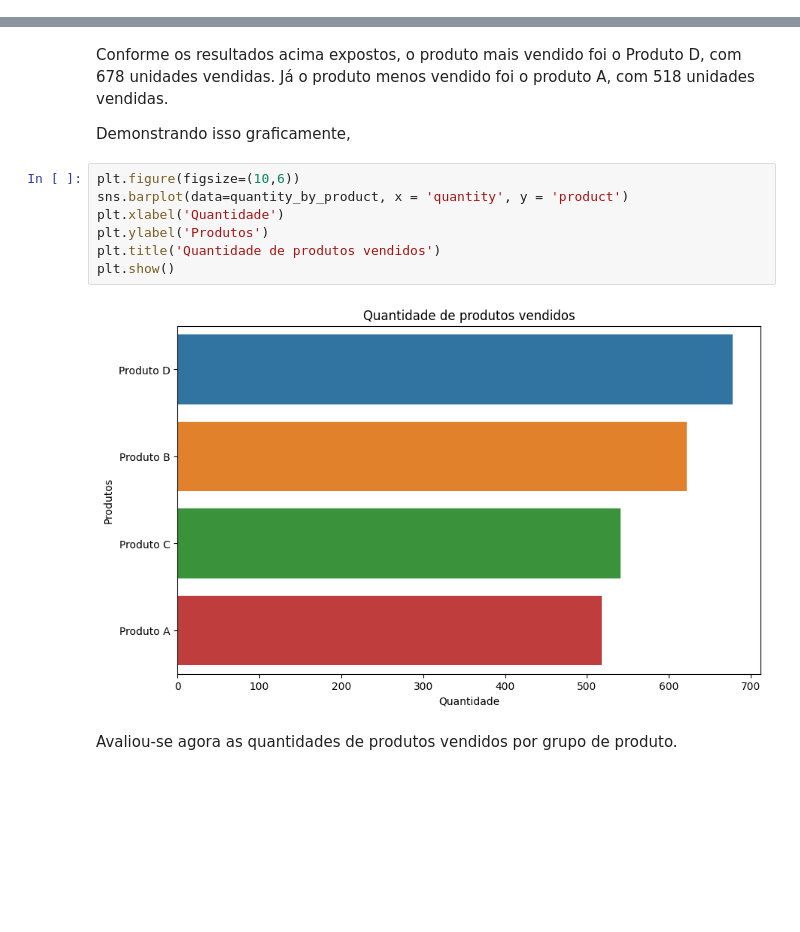
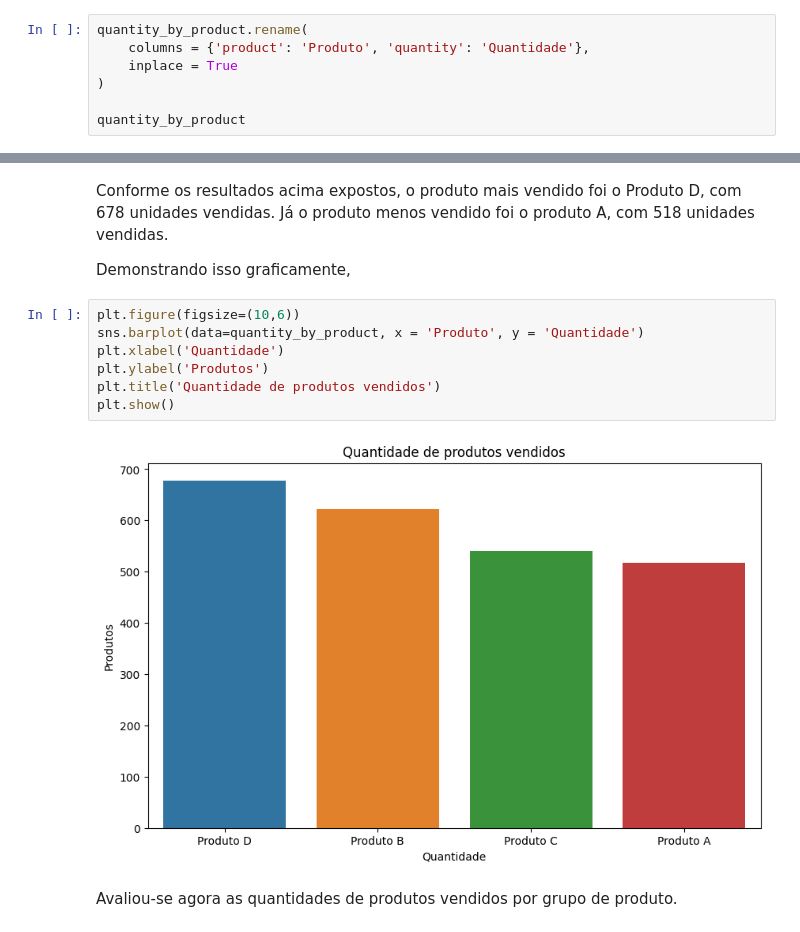
Before and after one commit to rfprates/extraindo_dados_pdf, a Jupyter notebook: data_extraction_pdf.ipynb, the cells around one changed output, grey strips where cells are left out. Saved outputs shown, nothing was run; the diff lists cells and outputs as text; blank space fills up the shorter version.

```diff
--- a/data_extraction_pdf.ipynb
+++ b/data_extraction_pdf.ipynb
@@ -435,0 +453,7 @@ quantity_by_product
+# %%
+quantity_by_product.rename(
+    columns = {'product': 'Produto', 'quantity': 'Quantidade'},
+    inplace = True
+)
+
+quantity_by_product
@@ -439,13 +469,13 @@ Conforme os resultados acima expostos, o produto mais vendido foi o Produto D, c
 Demonstrando isso graficamente,
 # %%
 plt.figure(figsize=(10,6))
-sns.barplot(data=quantity_by_product, x = 'quantity', y = 'product')
+sns.barplot(data=quantity_by_product, x = 'Produto', y = 'Quantidade')
 plt.xlabel('Quantidade')
 plt.ylabel('Produtos')
 plt.title('Quantidade de produtos vendidos')
 plt.show()
 # %% [output]
-[figure, old version]
+[figure, new version]
 # %% [markdown]
 Avaliou-se agora as quantidades de produtos vendidos por grupo de produto.
 # %%
```
Also changed, not shown: parts of 10 cells of this notebook.
